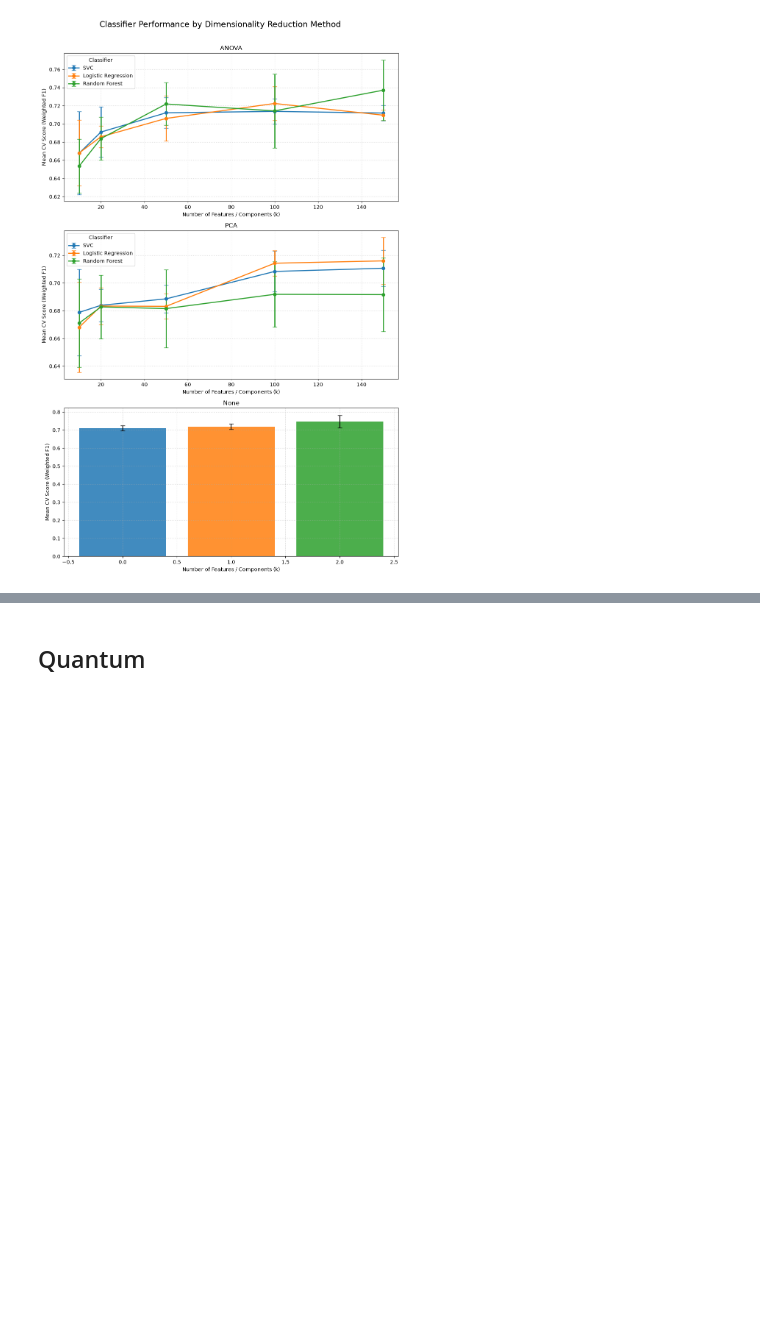
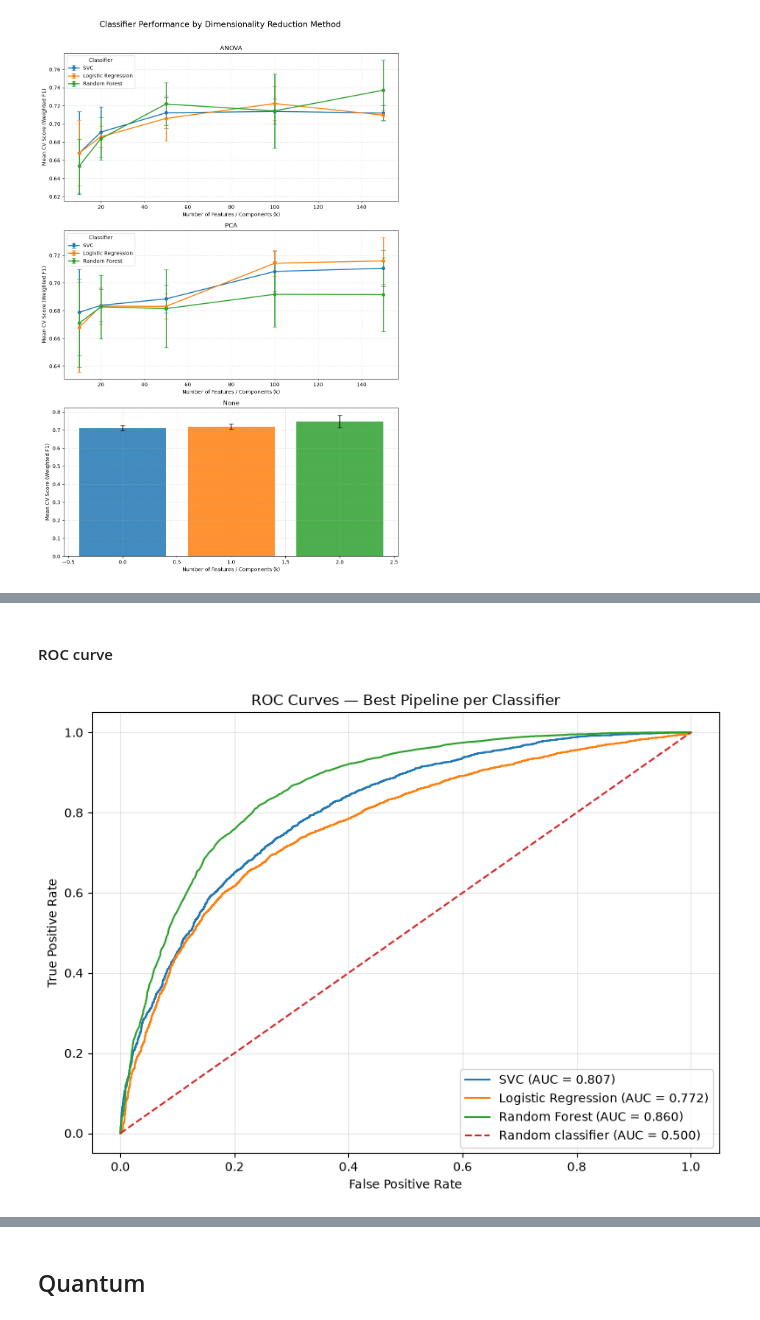
Before and after one commit to pax-projects/homl-paris-saclay, a Jupyter notebook: preprocessing.ipynb, the cells around one changed output, grey strips where cells are left out. Cells and saved outputs as stored; diff of their text form; code cells hidden in the pictures; blank space fills up the shorter version.

```diff
--- a/preprocessing.ipynb
+++ b/preprocessing.ipynb
@@ -845,0 +938,42 @@ NameError: name 'classifiers_score' is not defined
+# %% [markdown]
+#### ROC curve
+# %%
+fig, ax = plt.subplots(figsize=(8, 6))
+
+for classifier_name, result in best_by_classifier.items():
+    model = result["estimator"]
+
+    # Get the score used to rank positive predictions
+    if hasattr(model, "predict_proba"):
+        y_score = model.predict_proba(X_test)[:, 1]
+    else:
+        y_score = model.decision_function(X_test)
+
+    # Compute ROC curve
+    fpr, tpr, thresholds = roc_curve(y_test, y_score)
+    roc_auc = auc(fpr, tpr)
+
+    ax.plot(
+        fpr,
+        tpr,
+        label=f"{classifier_name} (AUC = {roc_auc:.3f})"
+    )
+
+# Random classifier baseline
+ax.plot(
+    [0, 1],
+    [0, 1],
+    linestyle="--",
+    label="Random classifier (AUC = 0.500)"
+)
+
+ax.set_xlabel("False Positive Rate")
+ax.set_ylabel("True Positive Rate")
+ax.set_title("ROC Curves — Best Pipeline per Classifier")
+ax.legend(loc="lower right")
+ax.grid(alpha=0.3)
+
+plt.tight_layout()
+plt.show()
+# %% [output]
+[figure, added]
```
Also changed, not shown: parts of 17 cells of this notebook.
